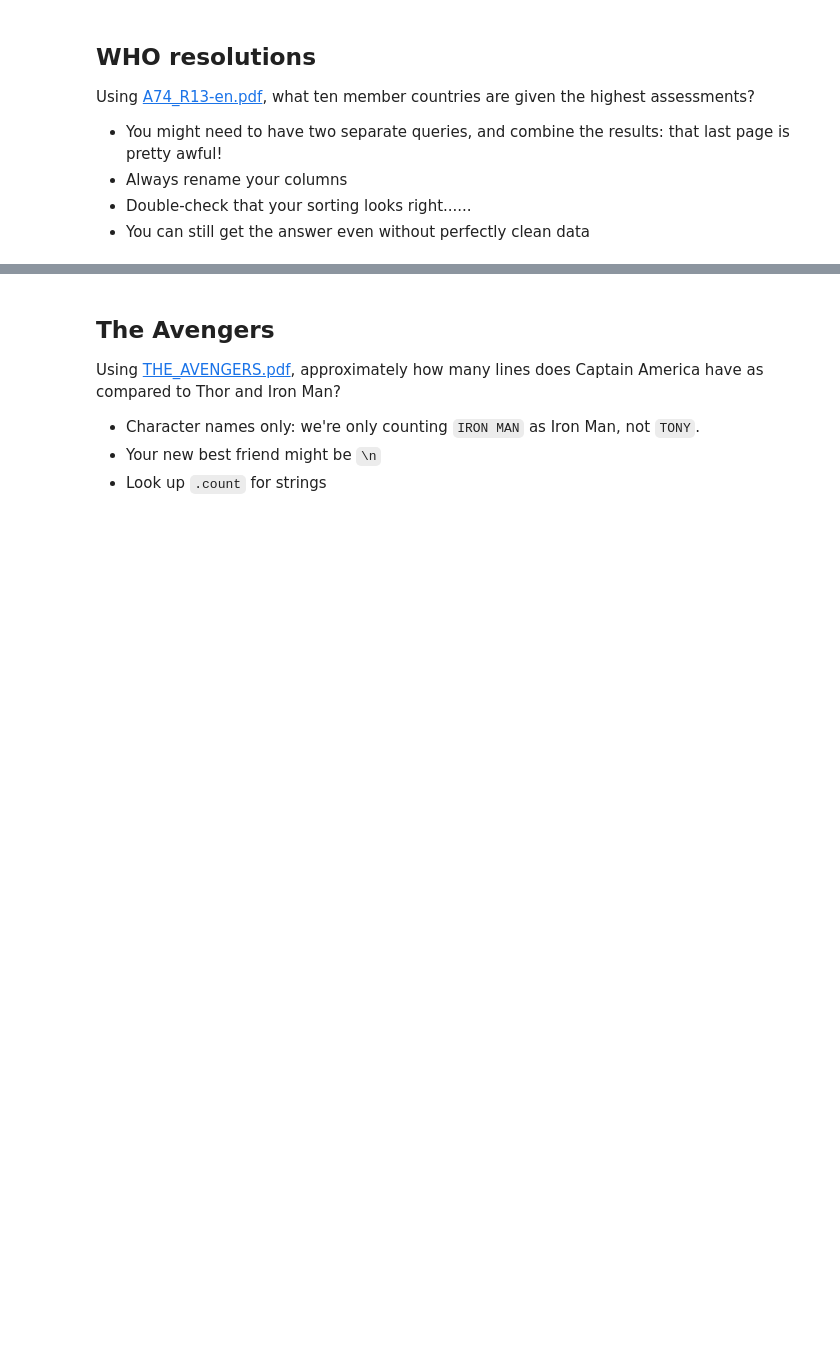
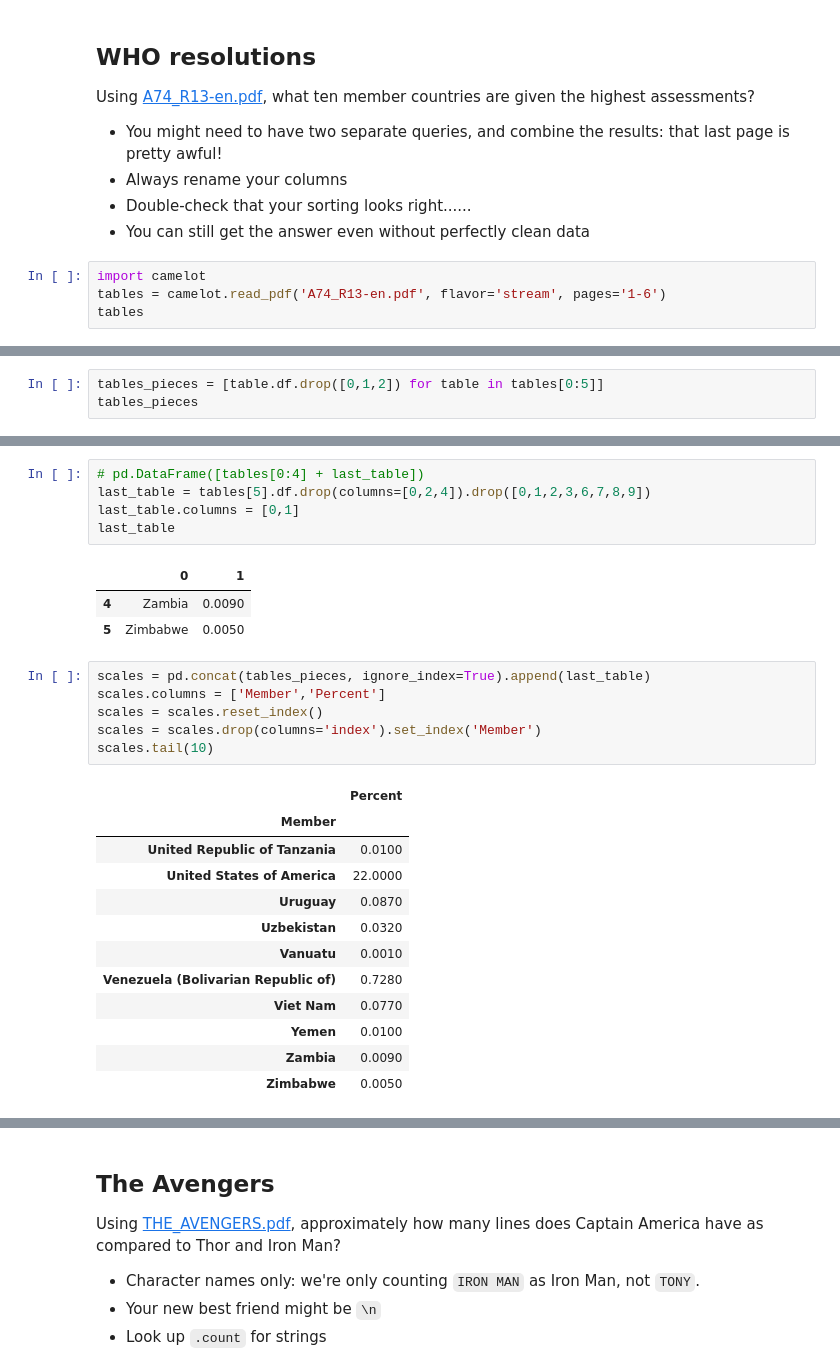
Before and after one commit to anth3lia/pdf-parser, a Jupyter notebook: Parsing PDFs Homework.ipynb, the cells around one changed output, grey strips where cells are left out. Saved outputs shown, nothing was run; the diff lists cells and outputs as text; blank space fills up the shorter version.

```diff
--- a/Parsing PDFs Homework.ipynb
+++ b/Parsing PDFs Homework.ipynb
@@ -192,3 +192,7 @@ Using [A74_R13-en.pdf](A74_R13-en.pdf), what ten member countries are given the
 * Always rename your columns
 * Double-check that your sorting looks right......
 * You can still get the answer even without perfectly clean data
+# %%
+import camelot
+tables = camelot.read_pdf('A74_R13-en.pdf', flavor='stream', pages='1-6')
+tables
@@ -194,0 +201,3 @@ Using [A74_R13-en.pdf](A74_R13-en.pdf), what ten member countries are given the
+# %%
+tables_pieces = [table.df.drop([0,1,2]) for table in tables[0:5]]
+tables_pieces
@@ -194,0 +222,28 @@ Using [A74_R13-en.pdf](A74_R13-en.pdf), what ten member countries are given the
+# %%
+# pd.DataFrame([tables[0:4] + last_table])
+last_table = tables[5].df.drop(columns=[0,2,4]).drop([0,1,2,3,6,7,8,9])
+last_table.columns = [0,1]
+last_table
+# %% [output]
+|  | 0 | 1 |
+| 4 | Zambia | 0.0090 |
+| 5 | Zimbabwe | 0.0050 |
+# %%
+scales = pd.concat(tables_pieces, ignore_index=True).append(last_table)
+scales.columns = ['Member','Percent']
+scales = scales.reset_index()
+scales = scales.drop(columns='index').set_index('Member')
+scales.tail(10)
+# %% [output]
+|  | Percent |
+| Member |  |
+| United Republic of Tanzania | 0.0100 |
+| United States of America | 22.0000 |
+| Uruguay | 0.0870 |
+| Uzbekistan | 0.0320 |
+| Vanuatu | 0.0010 |
+| Venezuela (Bolivarian Republic of) | 0.7280 |
+| Viet Nam | 0.0770 |
+| Yemen | 0.0100 |
+| Zambia | 0.0090 |
+| Zimbabwe | 0.0050 |
```
Also changed, not shown: parts of 3 cells of this notebook, 1 other file.
